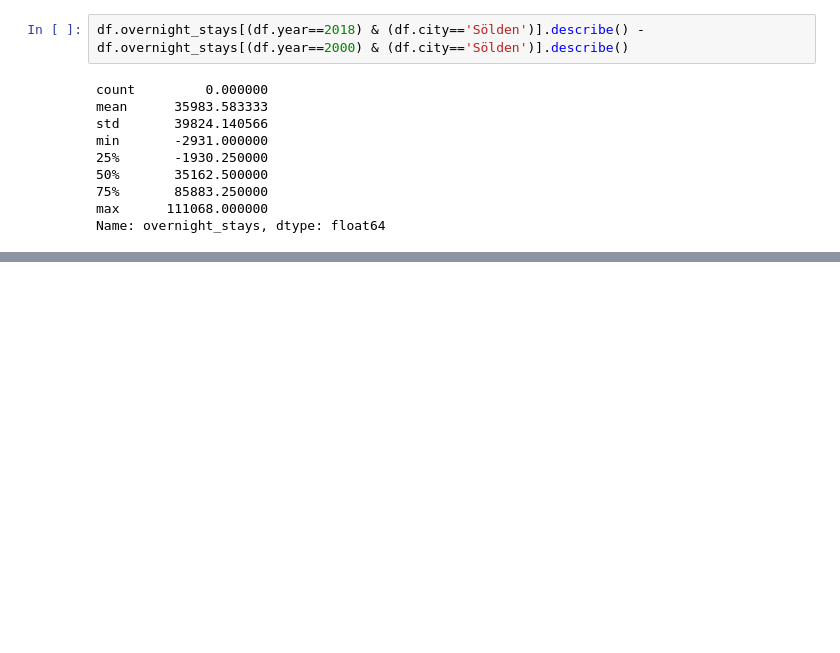
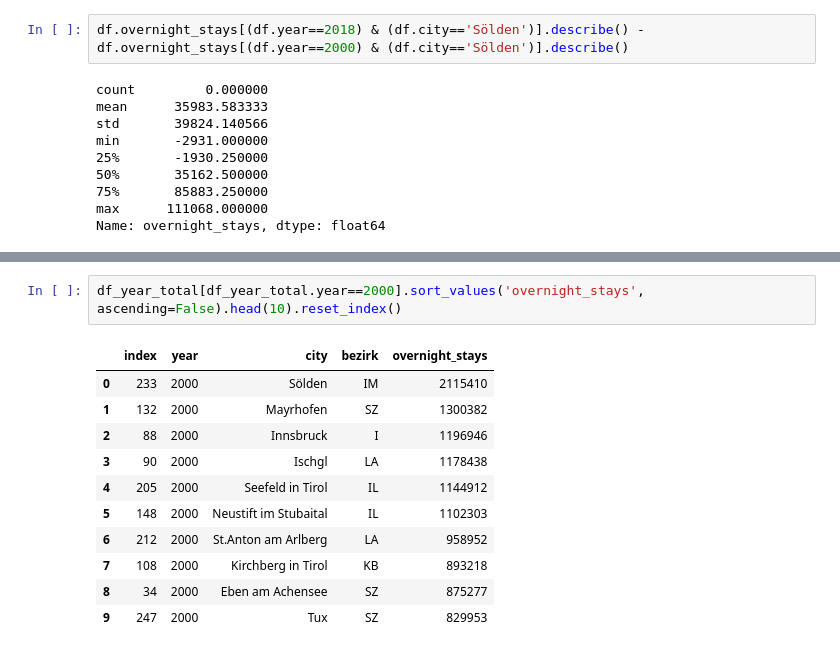
Before and after one commit to thomashon/tourism-analysis-tyrol, a Jupyter notebook: 3-analyses.ipynb, the cells around one changed output, grey strips where cells are left out. Saved outputs shown, nothing was run; the diff lists cells and outputs as text; blank space fills up the shorter version.

```diff
--- a/3-analyses.ipynb
+++ b/3-analyses.ipynb
@@ -103,0 +135,14 @@ Name: overnight_stays, dtype: float64
+# %%
+df_year_total[df_year_total.year==2000].sort_values('overnight_stays', ascending=False).head(10).reset_index()
+# %% [output]
+|  | index | year | city | bezirk | overnight_stays |
+| 0 | 233 | 2000 | Sölden | IM | 2115410 |
+| 1 | 132 | 2000 | Mayrhofen | SZ | 1300382 |
+| 2 | 88 | 2000 | Innsbruck | I | 1196946 |
+| 3 | 90 | 2000 | Ischgl | LA | 1178438 |
+| 4 | 205 | 2000 | Seefeld in Tirol | IL | 1144912 |
+| 5 | 148 | 2000 | Neustift im Stubaital | IL | 1102303 |
+| 6 | 212 | 2000 | St.Anton am Arlberg | LA | 958952 |
+| 7 | 108 | 2000 | Kirchberg in Tirol | KB | 893218 |
+| 8 | 34 | 2000 | Eben am Achensee | SZ | 875277 |
+| 9 | 247 | 2000 | Tux | SZ | 829953 |
```
Also changed, not shown: parts of 8 cells of this notebook.
